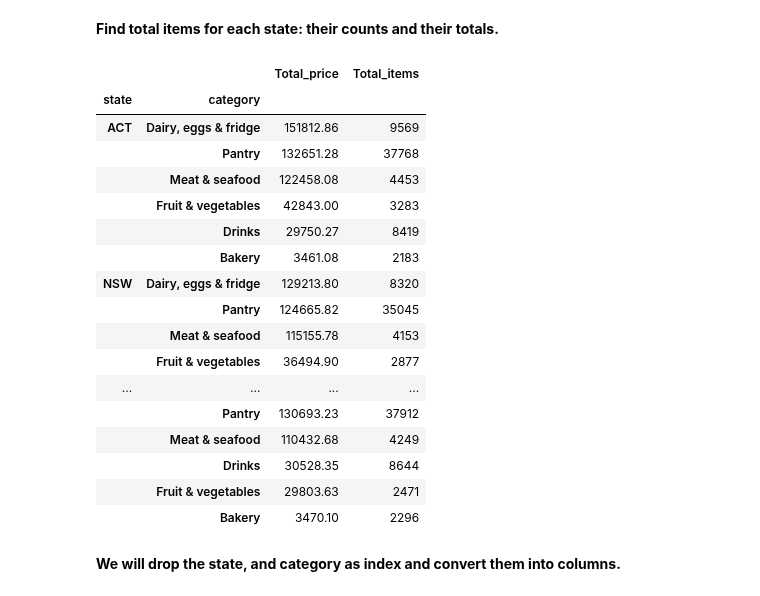
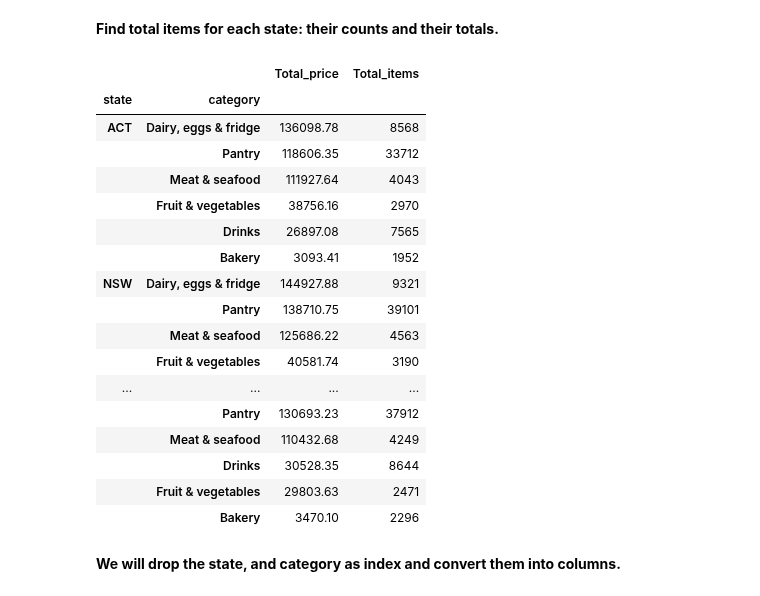
Before and after one commit to binayakhadka/grocery-retail-analytics, a Jupyter notebook: gorcery-retail-aus.ipynb, the cells around one changed output. Cells and saved outputs as stored; diff of their text form; code cells hidden in the pictures.

```diff
--- a/gorcery-retail-aus.ipynb
+++ b/gorcery-retail-aus.ipynb
@@ -211,11 +193,0 @@ We will split the price and unit into two separate columns.
-# %%
-'''
-Steps perfromed:
-extract the price from price_per_unit column
-exclude the $ sign
-convert the column into float datatype
-'''
-df['price'] = df['price_per_unit'].str.extract(r'\$(\d+(?:\.\d+)?)').astype(float)
-
-#extracting the units
-df['unit'] = df['price_per_unit'].str.extract(r'per\s+(\S+)')
@@ -385,29 +348,29 @@ plt.show()
 # %%
 """
 Steps performed:
 group by state, and category
 sum the price column->name it as Total_price, count total occurrances in the price column as well->name it as Total_items
 sort the values by state in ascending order and then by Total_price  in descending order
 """
 df_grouped = (
     df.groupby(['state', 'category'])
-      .agg(Total_price=('price', 'sum'), Total_items=('price', 'count'))
+      .agg(Total_price=('unit_price', 'sum'), Total_items=('unit_price', 'count'))
       .sort_values(by=['state','Total_price'], ascending=[True, False])
 )
 df_grouped
 # %% [output]
 |  |  | Total_price | Total_items |
 | state | category |  |  |
-| ACT | Dairy, eggs & fridge | 151812.86 | 9569 |
-|  | Pantry | 132651.28 | 37768 |
-|  | Meat & seafood | 122458.08 | 4453 |
-|  | Fruit & vegetables | 42843.00 | 3283 |
-|  | Drinks | 29750.27 | 8419 |
-|  | Bakery | 3461.08 | 2183 |
-| NSW | Dairy, eggs & fridge | 129213.80 | 8320 |
-|  | Pantry | 124665.82 | 35045 |
-|  | Meat & seafood | 115155.78 | 4153 |
-|  | Fruit & vegetables | 36494.90 | 2877 |
+| ACT | Dairy, eggs & fridge | 136098.78 | 8568 |
+|  | Pantry | 118606.35 | 33712 |
+|  | Meat & seafood | 111927.64 | 4043 |
+|  | Fruit & vegetables | 38756.16 | 2970 |
+|  | Drinks | 26897.08 | 7565 |
+|  | Bakery | 3093.41 | 1952 |
+| NSW | Dairy, eggs & fridge | 144927.88 | 9321 |
+|  | Pantry | 138710.75 | 39101 |
+|  | Meat & seafood | 125686.22 | 4563 |
+|  | Fruit & vegetables | 40581.74 | 3190 |
 | ... | ... | ... | ... |
 |  | Pantry | 130693.23 | 37912 |
 |  | Meat & seafood | 110432.68 | 4249 |
```
Also changed, not shown: parts of 3 cells of this notebook.
